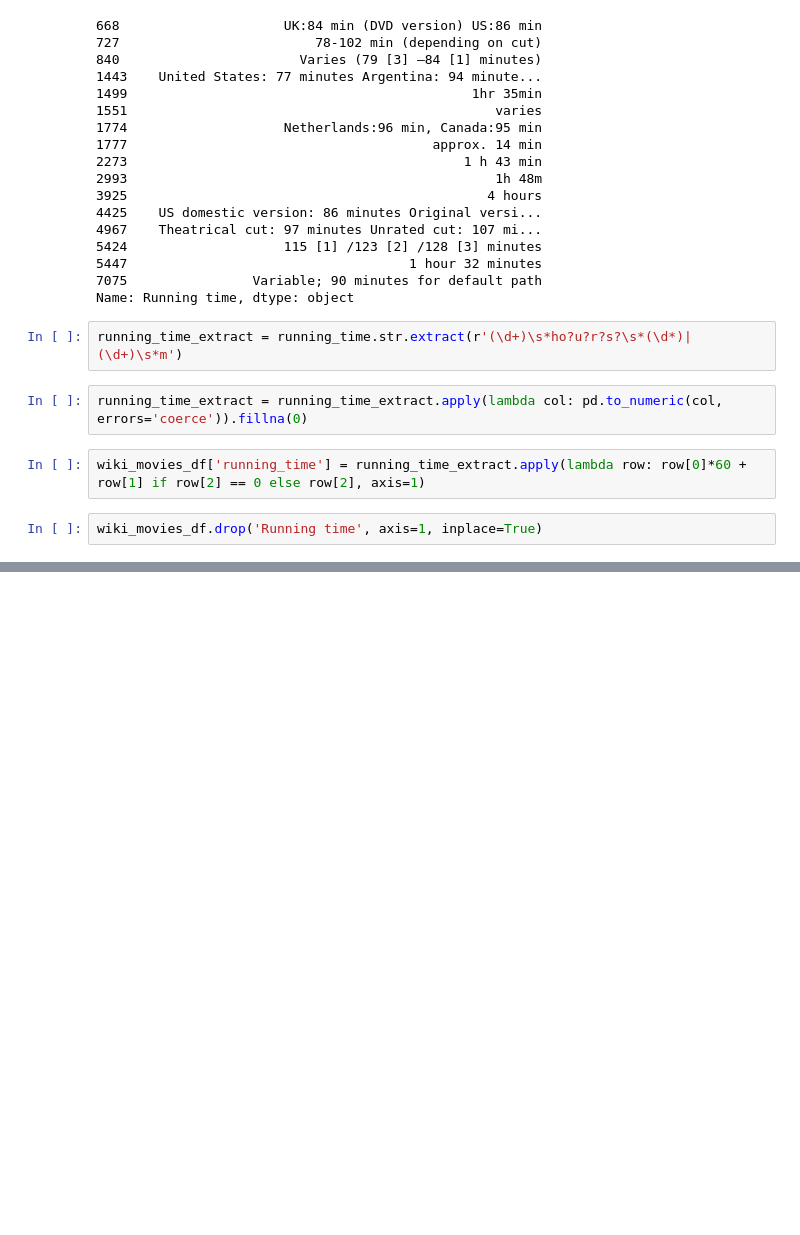
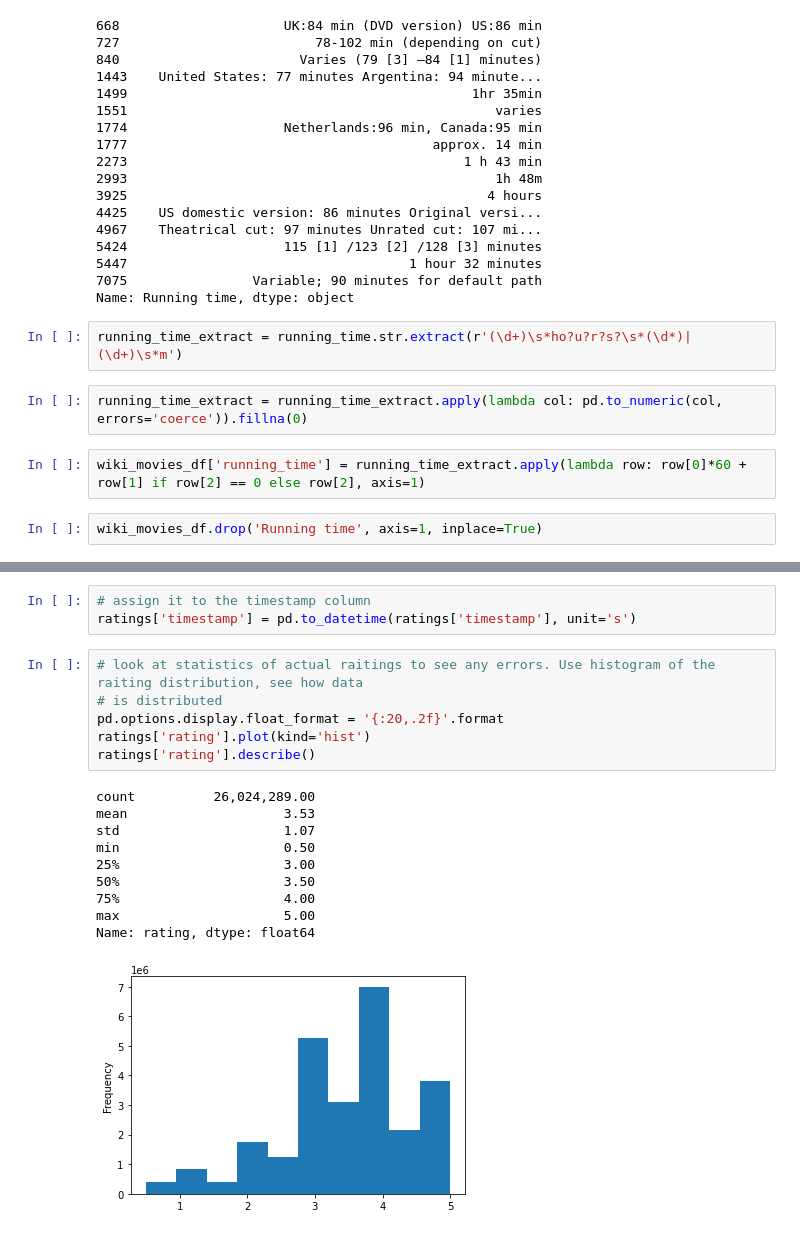
Before and after one commit to montillall/Movies-ETL, a Jupyter notebook: Exploratory_data.ipynb, the cells around one changed output, grey strips where cells are left out. Cells and saved outputs as stored; diff of their text form; blank space fills up the shorter version.

```diff
--- a/Exploratory_data.ipynb
+++ b/Exploratory_data.ipynb
@@ -626,0 +725,20 @@ wiki_movies_df.drop('Running time', axis=1, inplace=True)
+# %%
+# assign it to the timestamp column
+ratings['timestamp'] = pd.to_datetime(ratings['timestamp'], unit='s')
+# %%
+# look at statistics of actual raitings to see any errors. Use histogram of the raiting distribution, see how data
+# is distributed
+pd.options.display.float_format = '{:20,.2f}'.format
+ratings['rating'].plot(kind='hist')
+ratings['rating'].describe()
+# %% [output]
+count          26,024,289.00
+mean                    3.53
+std                     1.07
+min                     0.50
+25%                     3.00
+50%                     3.50
+75%                     4.00
+max                     5.00
+Name: rating, dtype: float64
+[figure, added]
```
Also changed, not shown: parts of 13 cells of this notebook.
